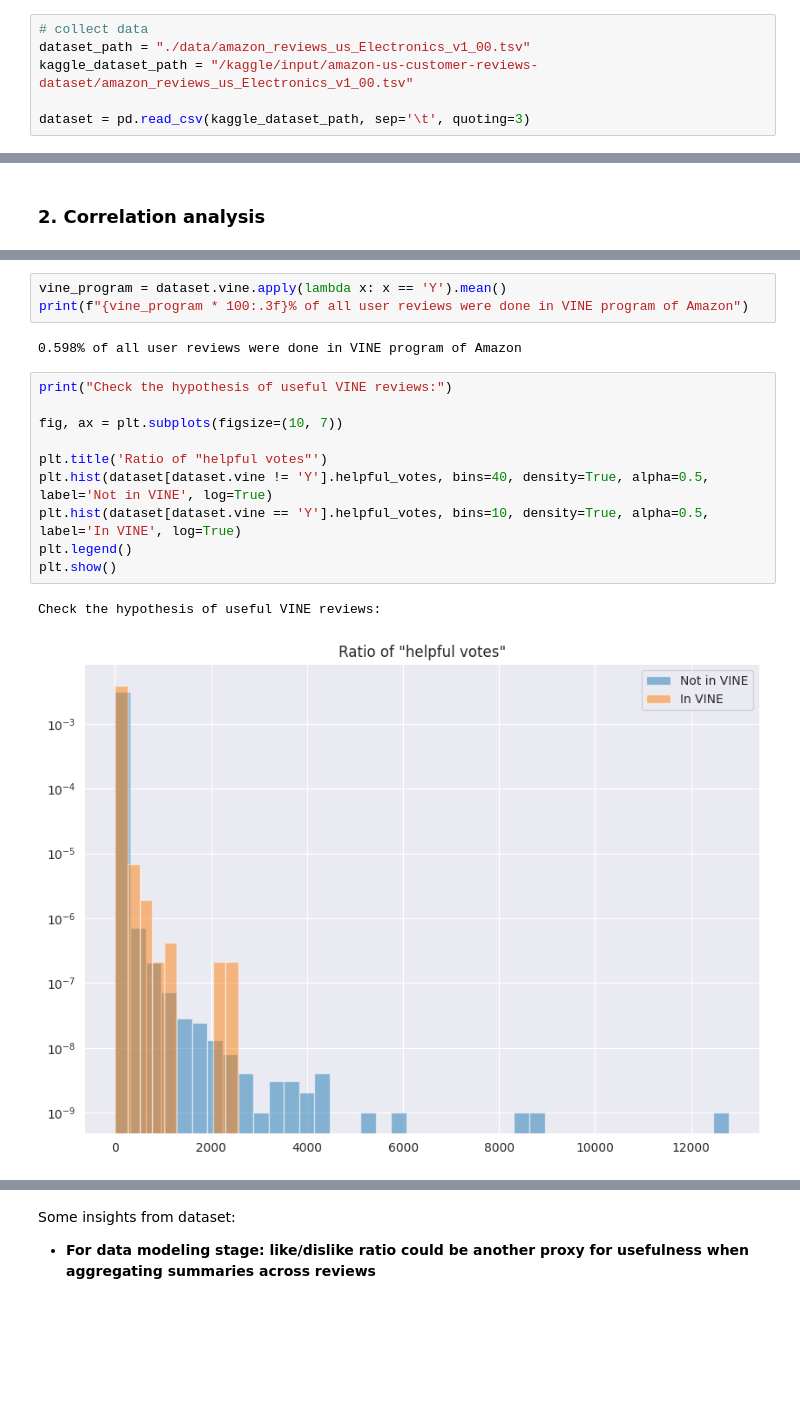
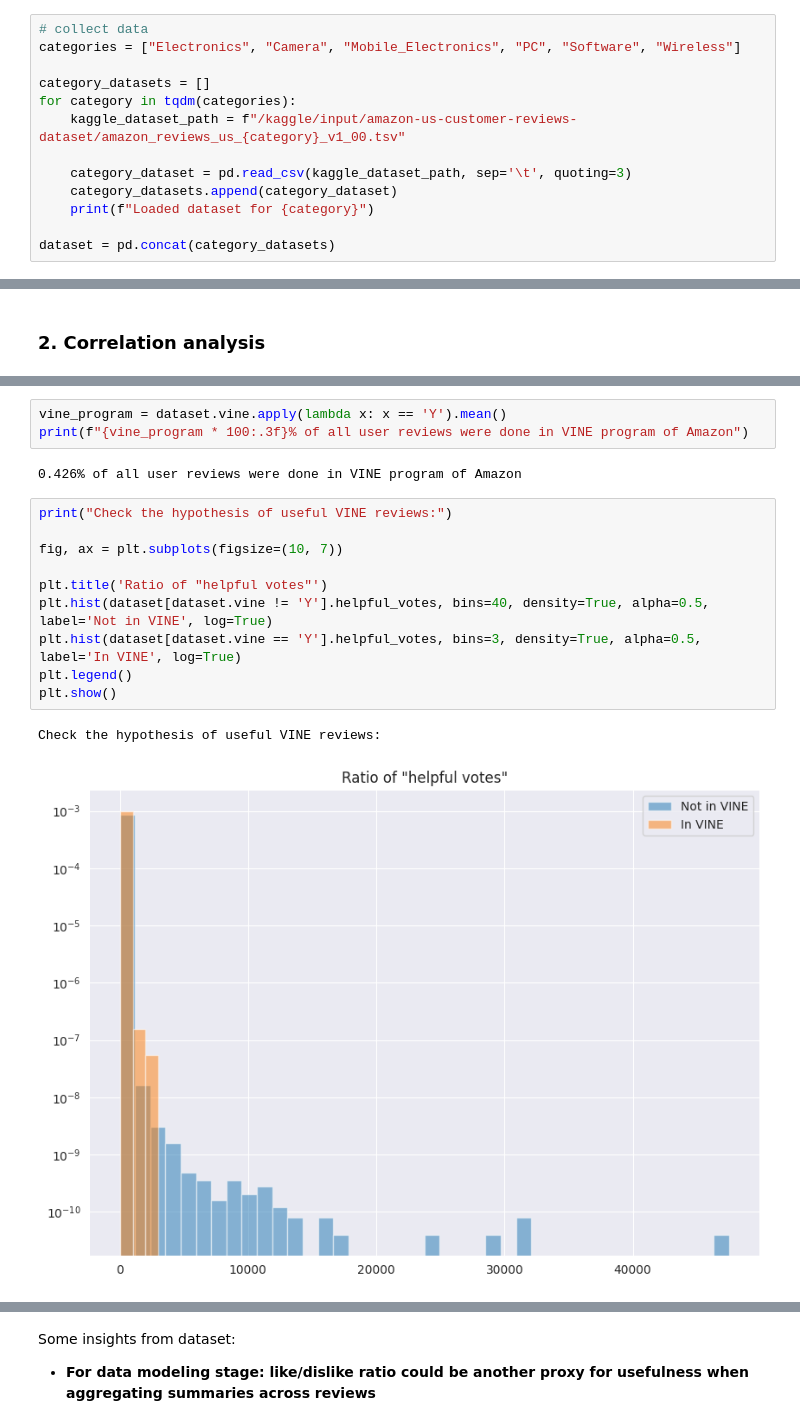
Before and after one commit to leiluk1/CRISP-DM-project, a Jupyter notebook: data-understanding.ipynb, the cells around one changed output, grey strips where cells are left out. Cells and saved outputs as stored; diff of their text form; blank space fills up the shorter version.

Commit message:
Update data understanding

```diff
--- a/data-understanding.ipynb
+++ b/data-understanding.ipynb
@@ -54,7 +54,14 @@ tensor(0.0003, grad_fn=<SelectBackward0>)
 ## Collect initial data
 # %%
 # collect data
-dataset_path = "./data/amazon_reviews_us_Electronics_v1_00.tsv"
-kaggle_dataset_path = "/kaggle/input/amazon-us-customer-reviews-dataset/amazon_reviews_us_Electronics_v1_00.tsv"
+categories = ["Electronics", "Camera", "Mobile_Electronics", "PC", "Software", "Wireless"]
 
-dataset = pd.read_csv(kaggle_dataset_path, sep='\t', quoting=3)
+category_datasets = []
+for category in tqdm(categories):
+    kaggle_dataset_path = f"/kaggle/input/amazon-us-customer-reviews-dataset/amazon_reviews_us_{category}_v1_00.tsv"
+
+    category_dataset = pd.read_csv(kaggle_dataset_path, sep='\t', quoting=3)
+    category_datasets.append(category_dataset)
+    print(f"Loaded dataset for {category}")
+
+dataset = pd.concat(category_datasets)
@@ -214,20 +230,20 @@ plt.show()
 vine_program = dataset.vine.apply(lambda x: x == 'Y').mean()
 print(f"{vine_program * 100:.3f}% of all user reviews were done in VINE program of Amazon")
 # %% [output]
-0.598% of all user reviews were done in VINE program of Amazon
+0.426% of all user reviews were done in VINE program of Amazon
 # %%
 print("Check the hypothesis of useful VINE reviews:")
 
 fig, ax = plt.subplots(figsize=(10, 7))
 
 plt.title('Ratio of "helpful votes"')
 plt.hist(dataset[dataset.vine != 'Y'].helpful_votes, bins=40, density=True, alpha=0.5, label='Not in VINE', log=True)
-plt.hist(dataset[dataset.vine == 'Y'].helpful_votes, bins=10, density=True, alpha=0.5, label='In VINE', log=True)
+plt.hist(dataset[dataset.vine == 'Y'].helpful_votes, bins=3, density=True, alpha=0.5, label='In VINE', log=True)
 plt.legend()
 plt.show()
 # %% [output]
 Check the hypothesis of useful VINE reviews:
-[figure, old version]
+[figure, new version]
 # %%
 print("The reviews in the dataset are from", dataset.review_date.min(), "till", dataset.review_date.max())
 # %% [output]
```
Also changed, not shown: parts of 21 cells of this notebook.
